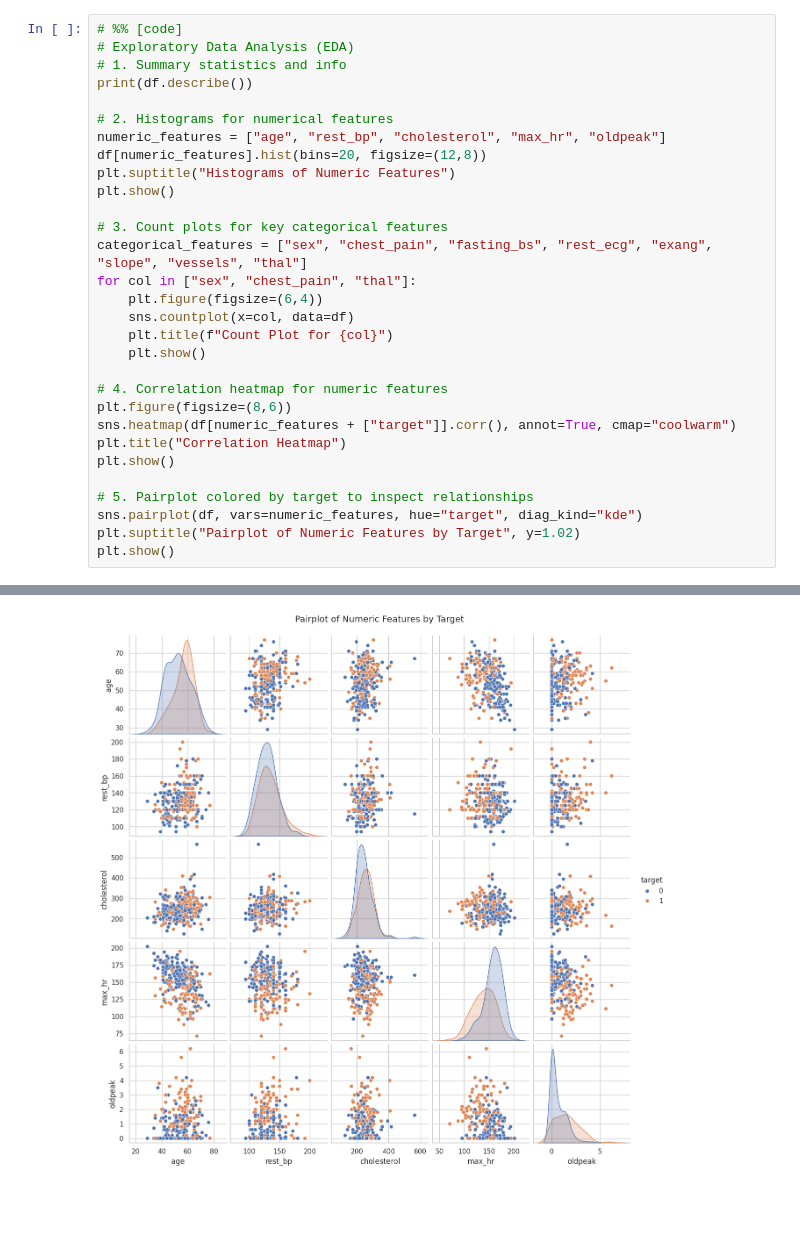
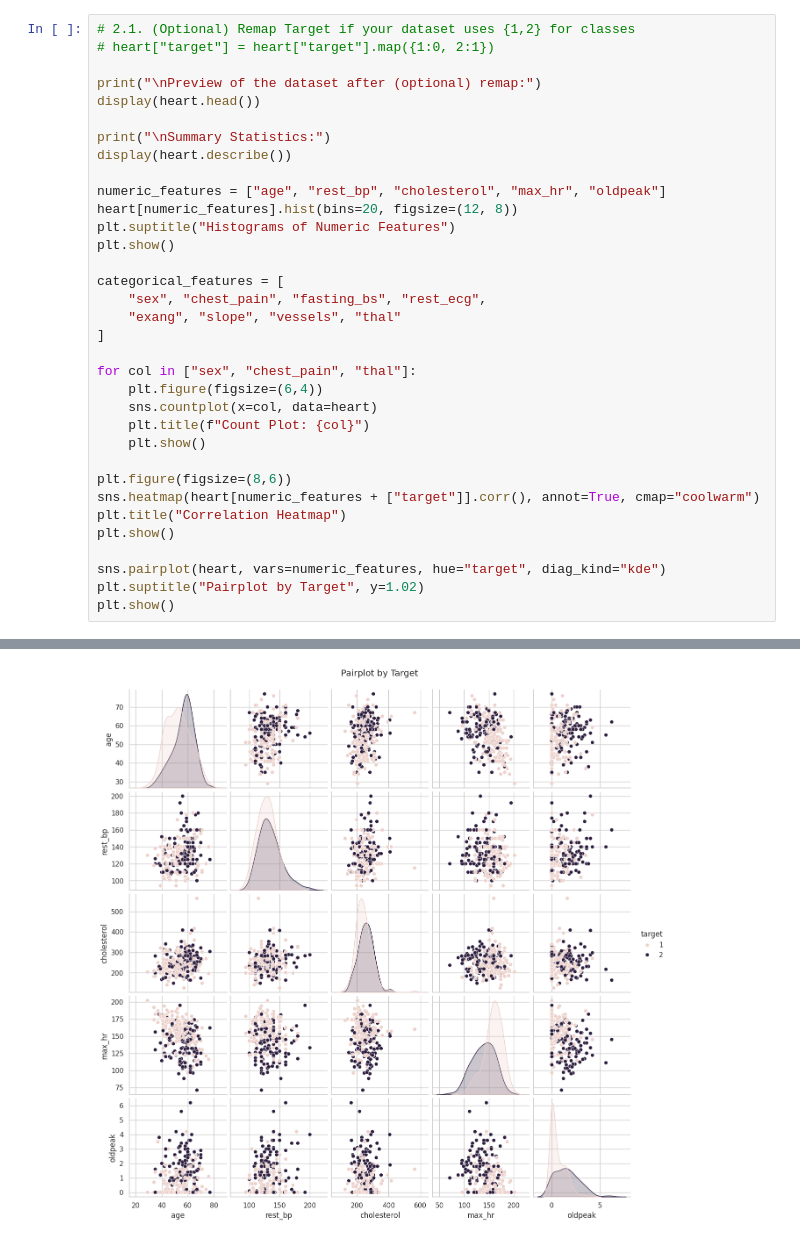
Before and after one commit to BenBuchanan2001/BenBuchanan2001, a Jupyter notebook: Heart_Disease_predictions.ipynb, the cells around one changed output, grey strips where cells are left out. Drawn from its saved outputs; the diff is of its cells as text; blank space fills up the shorter version.

```diff
--- a/Heart_Disease_predictions.ipynb
+++ b/Heart_Disease_predictions.ipynb
@@ -109,31 +77,35 @@ None
 # %%
-# %% [code]
-# Exploratory Data Analysis (EDA)
-# 1. Summary statistics and info
-print(df.describe())
+# 2.1. (Optional) Remap Target if your dataset uses {1,2} for classes
+# heart["target"] = heart["target"].map({1:0, 2:1})
 
-# 2. Histograms for numerical features
+print("\nPreview of the dataset after (optional) remap:")
+display(heart.head())
+
+print("\nSummary Statistics:")
+display(heart.describe())
+
 numeric_features = ["age", "rest_bp", "cholesterol", "max_hr", "oldpeak"]
-df[numeric_features].hist(bins=20, figsize=(12,8))
+heart[numeric_features].hist(bins=20, figsize=(12, 8))
 plt.suptitle("Histograms of Numeric Features")
 plt.show()
 
-# 3. Count plots for key categorical features
-categorical_features = ["sex", "chest_pain", "fasting_bs", "rest_ecg", "exang", "slope", "vessels", "thal"]
+categorical_features = [
+    "sex", "chest_pain", "fasting_bs", "rest_ecg",
+    "exang", "slope", "vessels", "thal"
+]
+
 for col in ["sex", "chest_pain", "thal"]:
     plt.figure(figsize=(6,4))
-    sns.countplot(x=col, data=df)
-    plt.title(f"Count Plot for {col}")
+    sns.countplot(x=col, data=heart)
+    plt.title(f"Count Plot: {col}")
     plt.show()
 
-# 4. Correlation heatmap for numeric features
 plt.figure(figsize=(8,6))
-sns.heatmap(df[numeric_features + ["target"]].corr(), annot=True, cmap="coolwarm")
+sns.heatmap(heart[numeric_features + ["target"]].corr(), annot=True, cmap="coolwarm")
 plt.title("Correlation Heatmap")
 plt.show()
 
-# 5. Pairplot colored by target to inspect relationships
-sns.pairplot(df, vars=numeric_features, hue="target", diag_kind="kde")
-plt.suptitle("Pairplot of Numeric Features by Target", y=1.02)
+sns.pairplot(heart, vars=numeric_features, hue="target", diag_kind="kde")
+plt.suptitle("Pairplot by Target", y=1.02)
 plt.show()
 # %% [output]
@@ -162 +134 @@ max      3.000000    7.000000    1.000000
-[figure, old version]
+[figure, new version]
```
Also changed, not shown: parts of 53 cells of this notebook.
